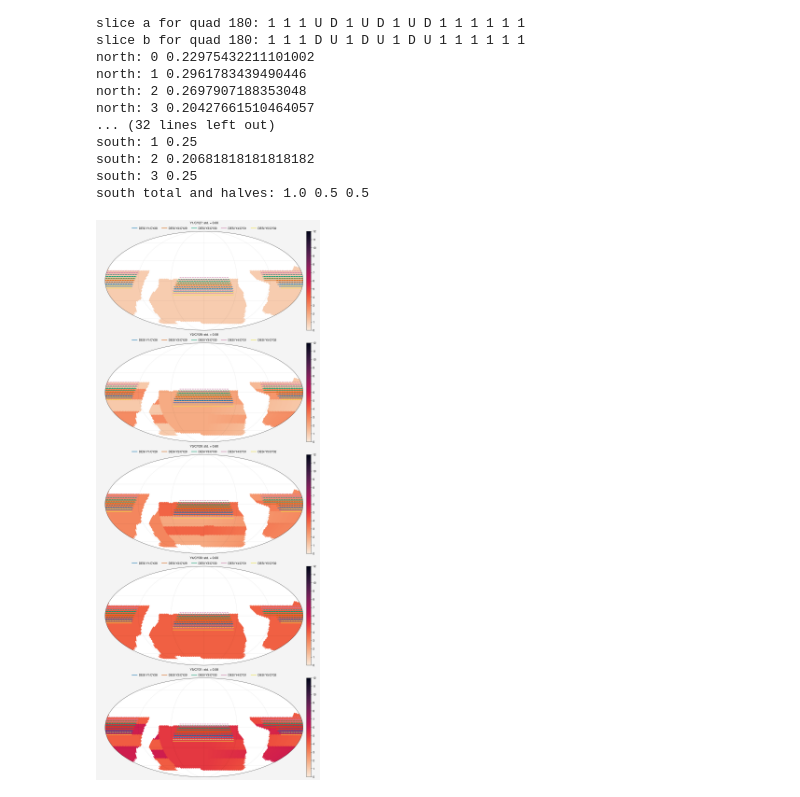
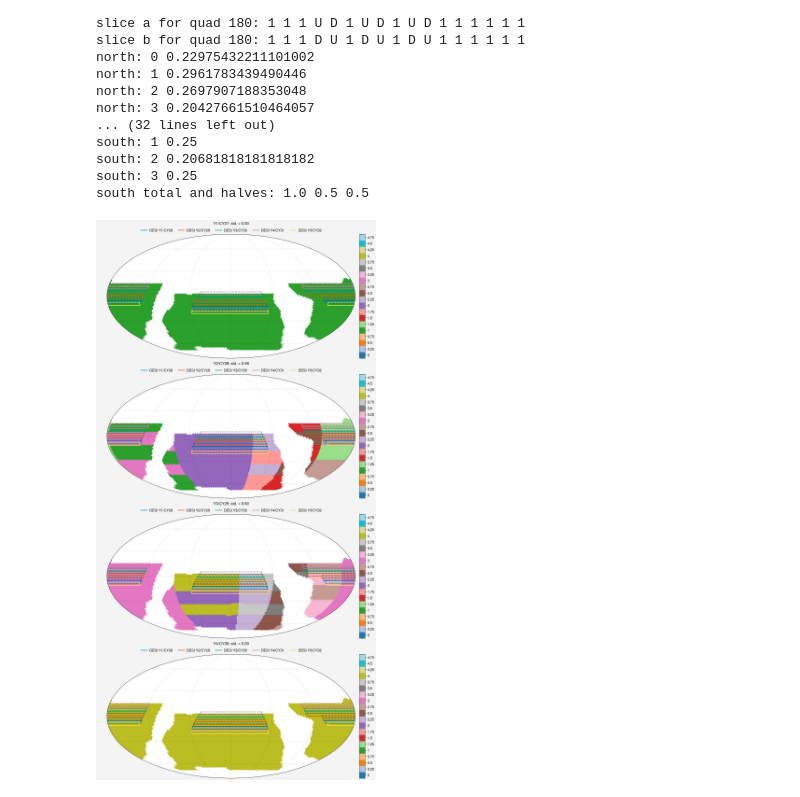
Before and after one commit to beckermr/misc, a Jupyter notebook: work/2026_07_21_uniform_rolling_desi/wfd_uroll3_shift_v2.ipynb, the cells around one changed output. Cells and saved outputs as stored; diff of their text form; code cells hidden in the pictures.

```diff
--- a/work/2026_07_21_uniform_rolling_desi/wfd_uroll3_shift_v2.ipynb
+++ b/work/2026_07_21_uniform_rolling_desi/wfd_uroll3_shift_v2.ipynb
@@ -467,7 +467,16 @@ def plot_map_at_mjd(
             color=cmap(cind % 5),
             linestyle="dashed",
         )
-
+        ax.plot(
+            [ramin, ramin],
+            [desi["decmins"][i], desi["decmaxs"][i]],
+            color=cmap(cind % 5),
+        )
+        ax.plot(
+            [ramax, ramax],
+            [desi["decmins"][i], desi["decmaxs"][i]],
+            color=cmap(cind % 5),
+        )
     ax.invert_xaxis()
     ax.colorbar(m, ticks=np.linspace(vmin, vmax, vmax * level_factor + 1), minorticks=[])
     ax.legend([cleg[i] for i in range(5)], loc="t", ncols=5, frameon=False)
@@ -528,31 +537,24 @@ south: 3 0.25
 south total and halves: 1.0 0.5 0.5
 # %%
 years = [1, 1.2, 1.6, 1.8, 2.0, 2.2, 2.6, 2.8, 3, 3.2, 3.6, 3.8, 4]
-years = [1, 2, 3, 4, 5]
-labels = ["27", "28", "29", "30", "31"]
+years = [1, 2, 3, 4]
+labels = ["27", "28", "29", "30"]
 
 fig, axs = uplt.subplots(nrows=len(years), ncols=1, figsize=(10, 5 * len(years)), proj="moll")
 for i, year in enumerate(years):
-
-    # plot_map_at_mjd(axs[i, 0], footprints, survey_start_mjd + year * YEAR, cmap="gray_r")
-    # if i == 0:
-    #     axs[i, 0].format(title=f"uniform rolling\nY{year}")
-    # else:
-    #     axs[i, 0].format(title=f"Y{year}")
-
 
     stdval = plot_map_at_mjd(
         axs[i, 0],
         special_footprints,
         survey_start_mjd + year * YEAR,
-        cmap="rocket_r",
+        cmap="tab20",
         index_to_plot=roll_indx,
-        vmax=11,
-        level_factor=1,
-        discrete=False,
+        vmax=4,
+        level_factor=4,
+        discrete=True,
     )
     axs[i, 0].format(title=f"Y{year}/CY{labels[i]}: std. = {stdval:0.2f}")
 
     fig.savefig("wfd_uroll3_shift3_desi2r_v2.png", dpi=100)
 # %% [output]
-[figure, old version]
+[figure, new version]
```
Also changed, not shown: 3 other files.
